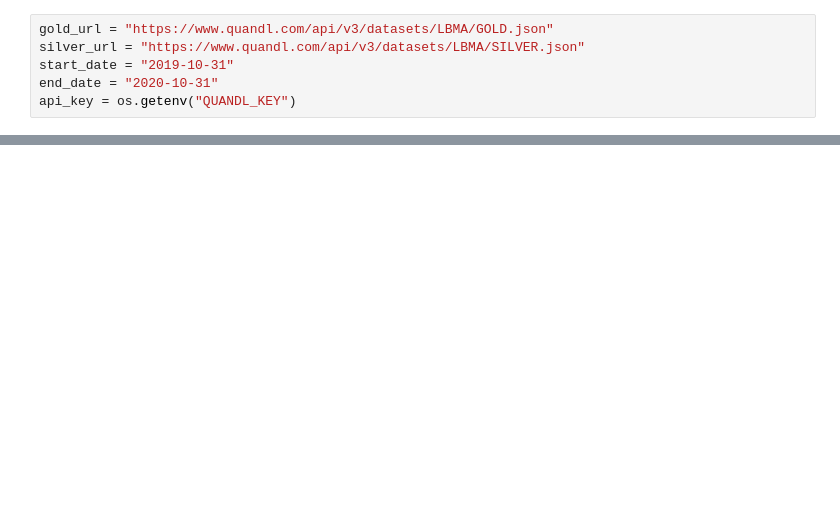
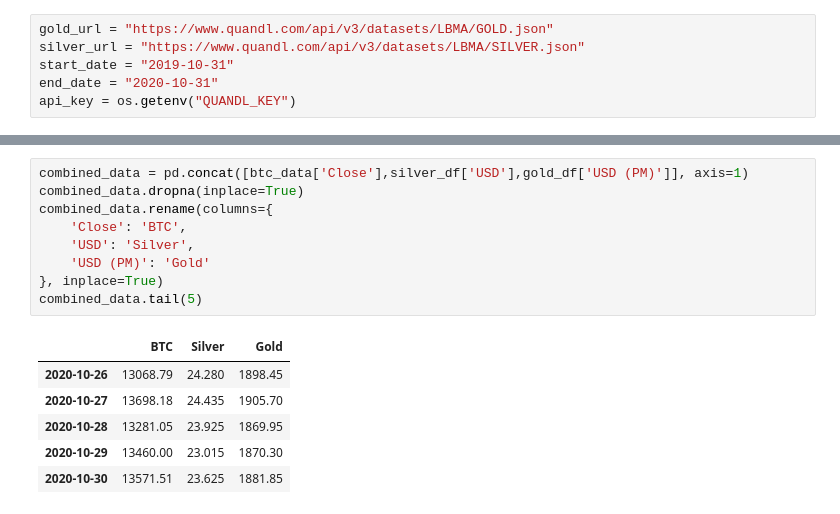
Before and after one commit to mdschulz1973/Planet_Express_IO, a Jupyter notebook: notebooks/AMoney.ipynb, the cells around one changed output, grey strips where cells are left out. Drawn from its saved outputs; the diff is of its cells as text; blank space fills up the shorter version.

```diff
--- a/notebooks/AMoney.ipynb
+++ b/notebooks/AMoney.ipynb
@@ -79,0 +71,16 @@ silver_df
+# %%
+combined_data = pd.concat([btc_data['Close'],silver_df['USD'],gold_df['USD (PM)']], axis=1)
+combined_data.dropna(inplace=True)
+combined_data.rename(columns={
+    'Close': 'BTC',
+    'USD': 'Silver',
+    'USD (PM)': 'Gold'
+}, inplace=True)
+combined_data.tail(5)
+# %% [output]
+|  | BTC | Silver | Gold |
+| 2020-10-26 | 13068.79 | 24.280 | 1898.45 |
+| 2020-10-27 | 13698.18 | 24.435 | 1905.70 |
+| 2020-10-28 | 13281.05 | 23.925 | 1869.95 |
+| 2020-10-29 | 13460.00 | 23.015 | 1870.30 |
+| 2020-10-30 | 13571.51 | 23.625 | 1881.85 |
```
Also changed, not shown: parts of 10 cells of this notebook, 1 other file.
